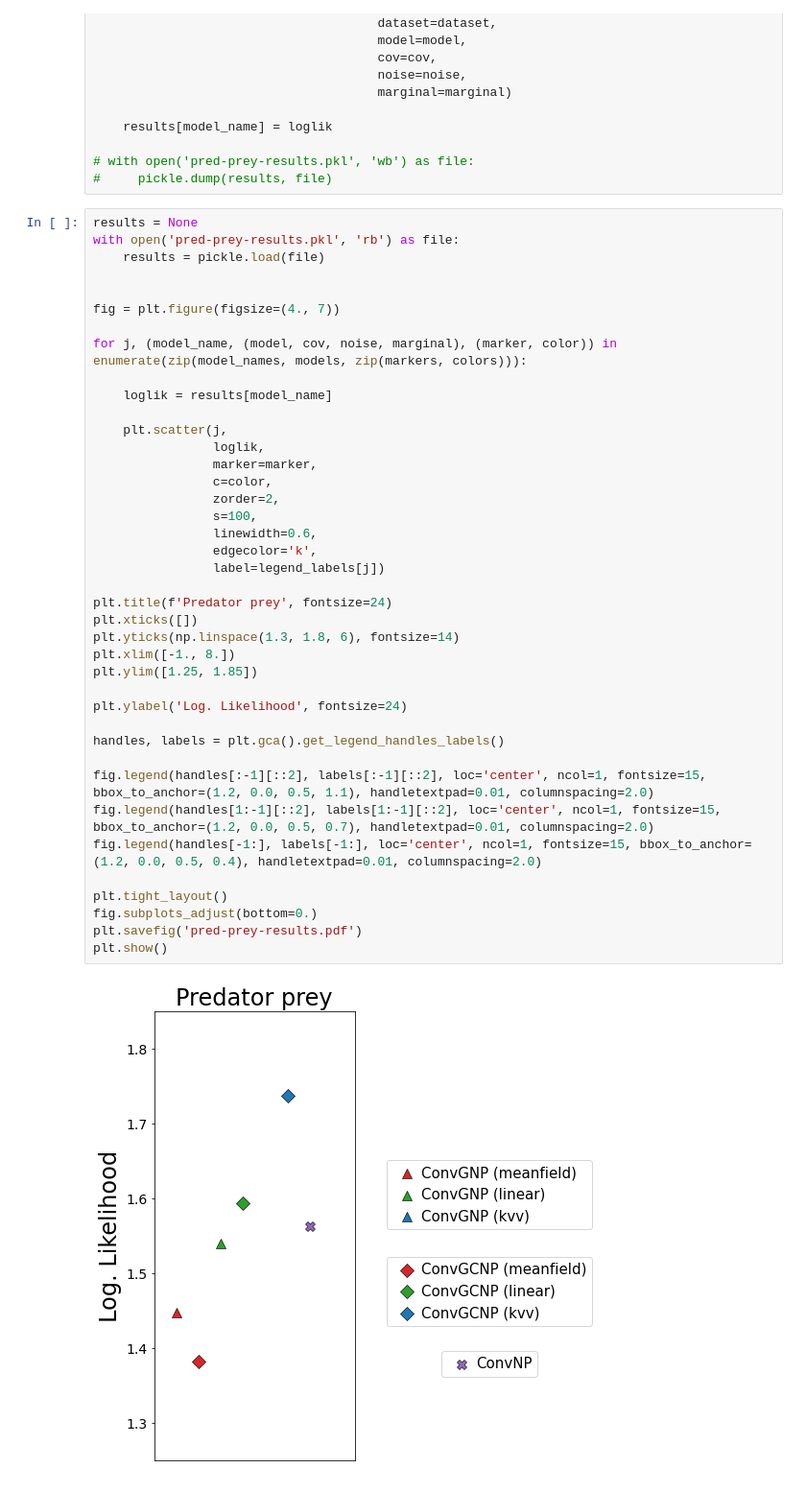
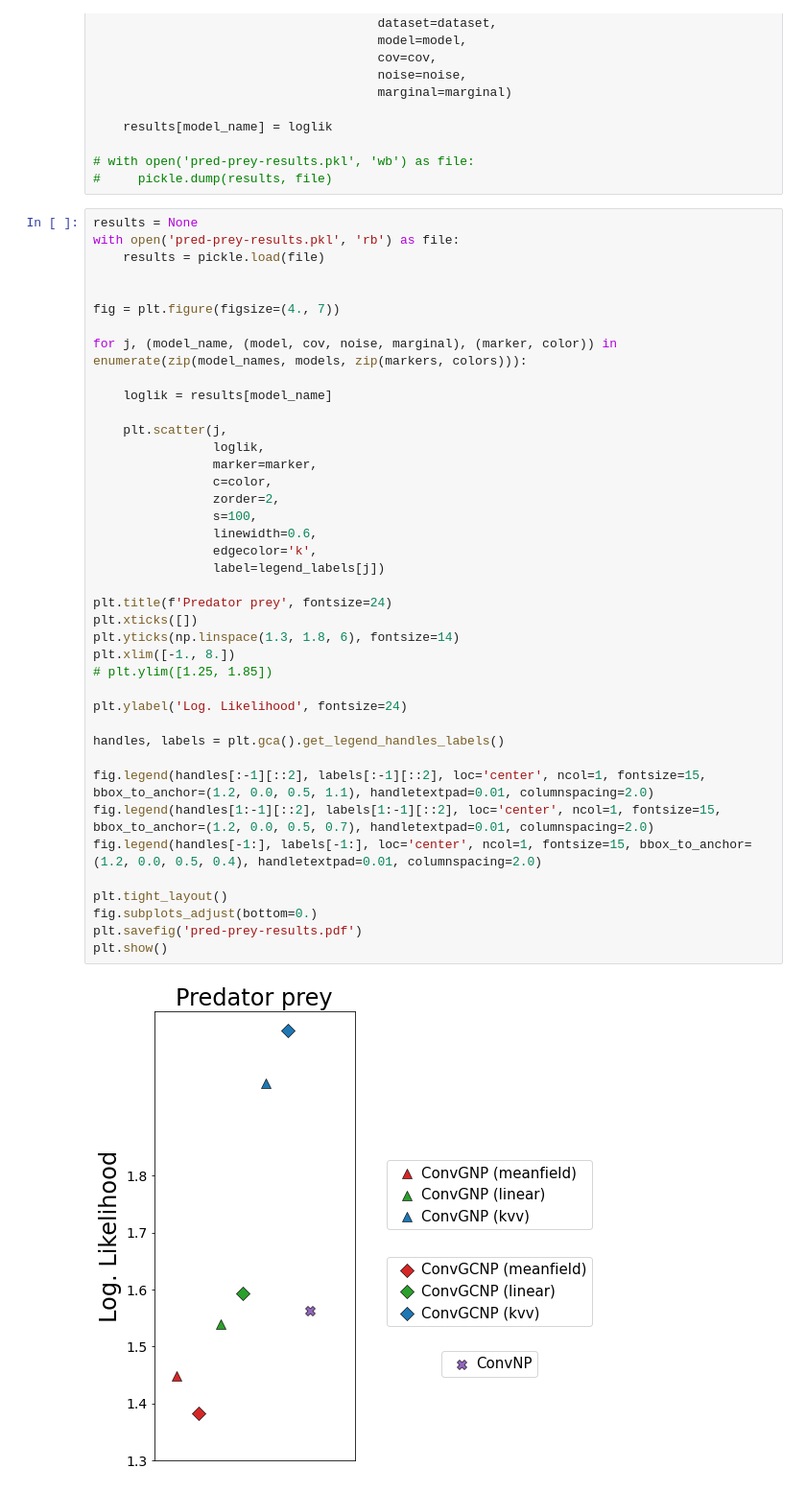
Before and after one commit to requeima/kernelcnp, a Jupyter notebook: notebooks/pred-prey-results/pred-prey-results.ipynb, the cells around one changed output. Shown at 96% size. Saved outputs shown, nothing was run; the diff lists cells and outputs as text.

```diff
--- a/notebooks/pred-prey-results/pred-prey-results.ipynb
+++ b/notebooks/pred-prey-results/pred-prey-results.ipynb
@@ -100,32 +100,32 @@ for j, (model_name, (model, cov, noise, marginal), (marker, color)) in enumerate
     loglik = results[model_name]
 
     plt.scatter(j,
                 loglik,
                 marker=marker,
                 c=color,
                 zorder=2,
                 s=100,
                 linewidth=0.6,
                 edgecolor='k',
                 label=legend_labels[j])
 
 plt.title(f'Predator prey', fontsize=24)
 plt.xticks([])
 plt.yticks(np.linspace(1.3, 1.8, 6), fontsize=14)
 plt.xlim([-1., 8.])
-plt.ylim([1.25, 1.85])
+# plt.ylim([1.25, 1.85])
 
 plt.ylabel('Log. Likelihood', fontsize=24)
 
 handles, labels = plt.gca().get_legend_handles_labels()
 
 fig.legend(handles[:-1][::2], labels[:-1][::2], loc='center', ncol=1, fontsize=15, bbox_to_anchor=(1.2, 0.0, 0.5, 1.1), handletextpad=0.01, columnspacing=2.0)
 fig.legend(handles[1:-1][::2], labels[1:-1][::2], loc='center', ncol=1, fontsize=15, bbox_to_anchor=(1.2, 0.0, 0.5, 0.7), handletextpad=0.01, columnspacing=2.0)
 fig.legend(handles[-1:], labels[-1:], loc='center', ncol=1, fontsize=15, bbox_to_anchor=(1.2, 0.0, 0.5, 0.4), handletextpad=0.01, columnspacing=2.0)
 
 plt.tight_layout()
 fig.subplots_adjust(bottom=0.)
 plt.savefig('pred-prey-results.pdf')
 plt.show()
 # %% [output]
-[figure, old version]
+[figure, new version]
```
Also changed, not shown: 2 other files.
